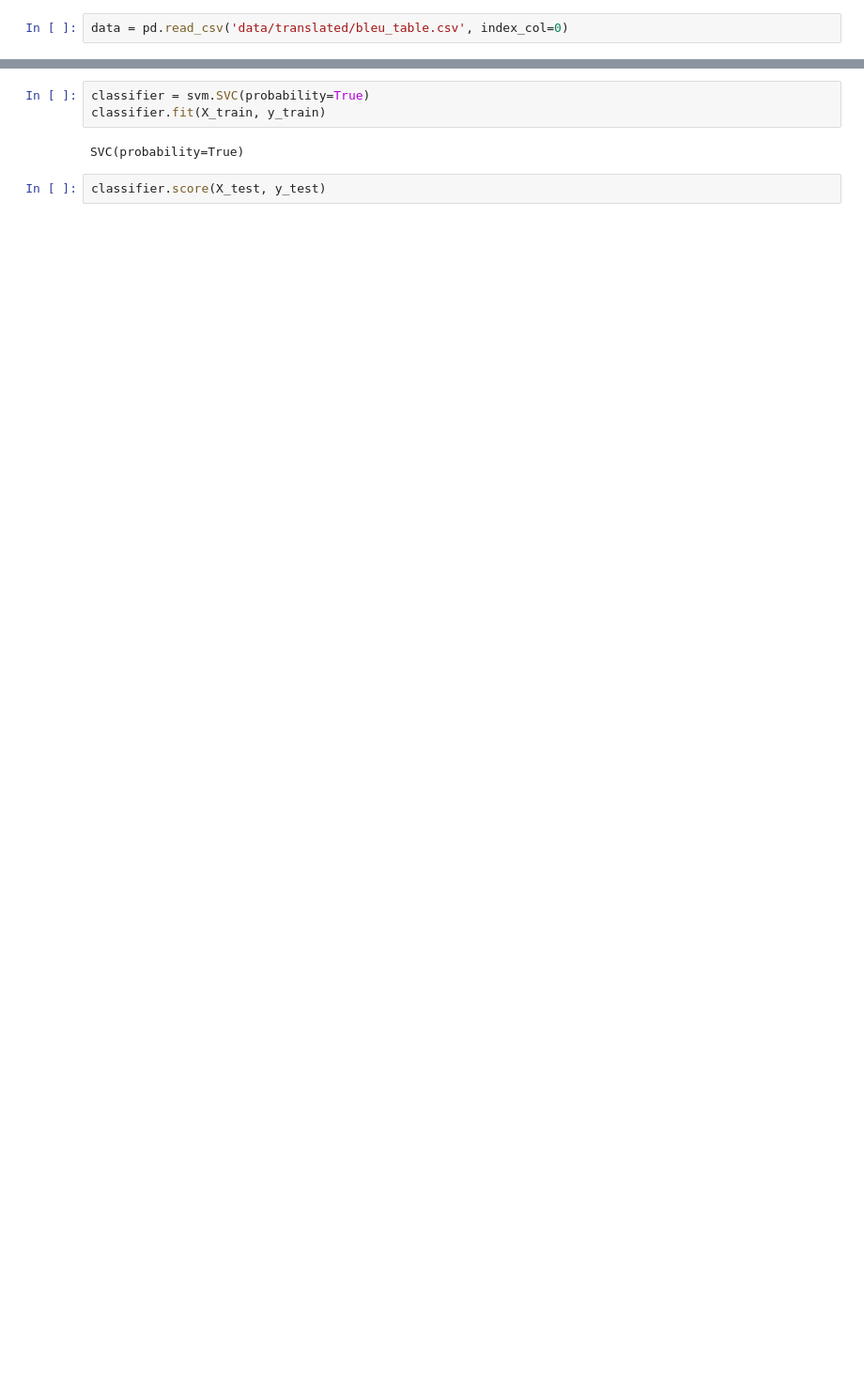
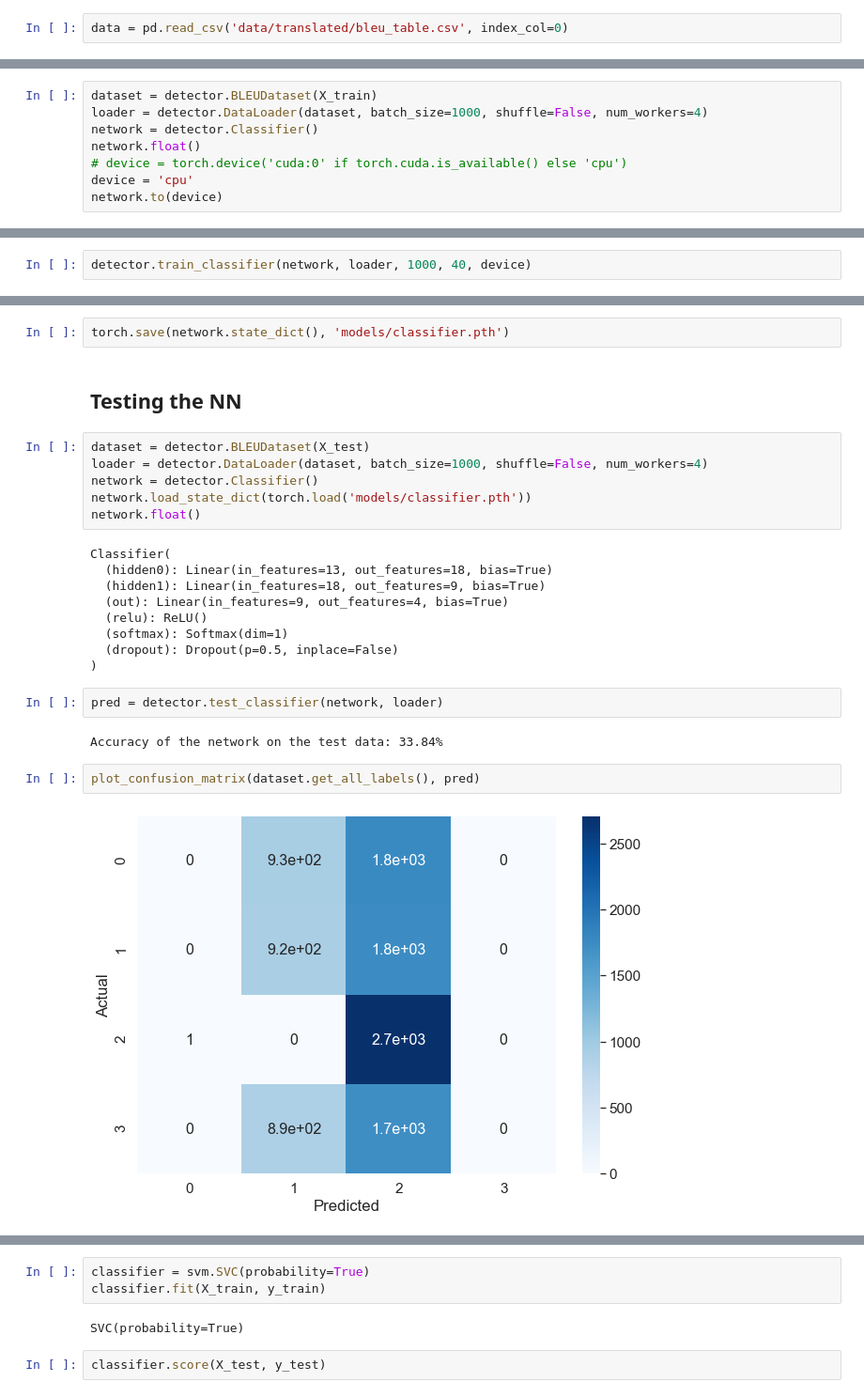
Before and after one commit to pablogadhi/LanguageDetection, a Jupyter notebook: classifier_training.ipynb, the cells around one changed output, grey strips where cells are left out. Shown at 94% size. Drawn from its saved outputs; the diff is of its cells as text; blank space fills up the shorter version.

Commit message:
New detector strategies and training

```diff
--- a/classifier_training.ipynb
+++ b/classifier_training.ipynb
@@ -50,0 +89,8 @@ norm_data
+# %%
+dataset = detector.BLEUDataset(X_train)
+loader = detector.DataLoader(dataset, batch_size=1000, shuffle=False, num_workers=4)
+network = detector.Classifier()
+network.float()
+# device = torch.device('cuda:0' if torch.cuda.is_available() else 'cpu')
+device = 'cpu'
+network.to(device)
@@ -50,0 +106,2 @@ norm_data
+# %%
+detector.train_classifier(network, loader, 1000, 40, device)
@@ -50,0 +126,27 @@ norm_data
+# %%
+torch.save(network.state_dict(), 'models/classifier.pth')
+# %% [markdown]
+## Testing the NN
+# %%
+dataset = detector.BLEUDataset(X_test)
+loader = detector.DataLoader(dataset, batch_size=1000, shuffle=False, num_workers=4)
+network = detector.Classifier()
+network.load_state_dict(torch.load('models/classifier.pth'))
+network.float()
+# %% [output]
+Classifier(
+  (hidden0): Linear(in_features=13, out_features=18, bias=True)
+  (hidden1): Linear(in_features=18, out_features=9, bias=True)
+  (out): Linear(in_features=9, out_features=4, bias=True)
+  (relu): ReLU()
+  (softmax): Softmax(dim=1)
+  (dropout): Dropout(p=0.5, inplace=False)
+)
+# %%
+pred = detector.test_classifier(network, loader)
+# %% [output]
+Accuracy of the network on the test data: 33.84%
+# %%
+plot_confusion_matrix(dataset.get_all_labels(), pred)
+# %% [output]
+[figure, added]
```
Also changed, not shown: parts of 17 cells of this notebook, 1 other file.
